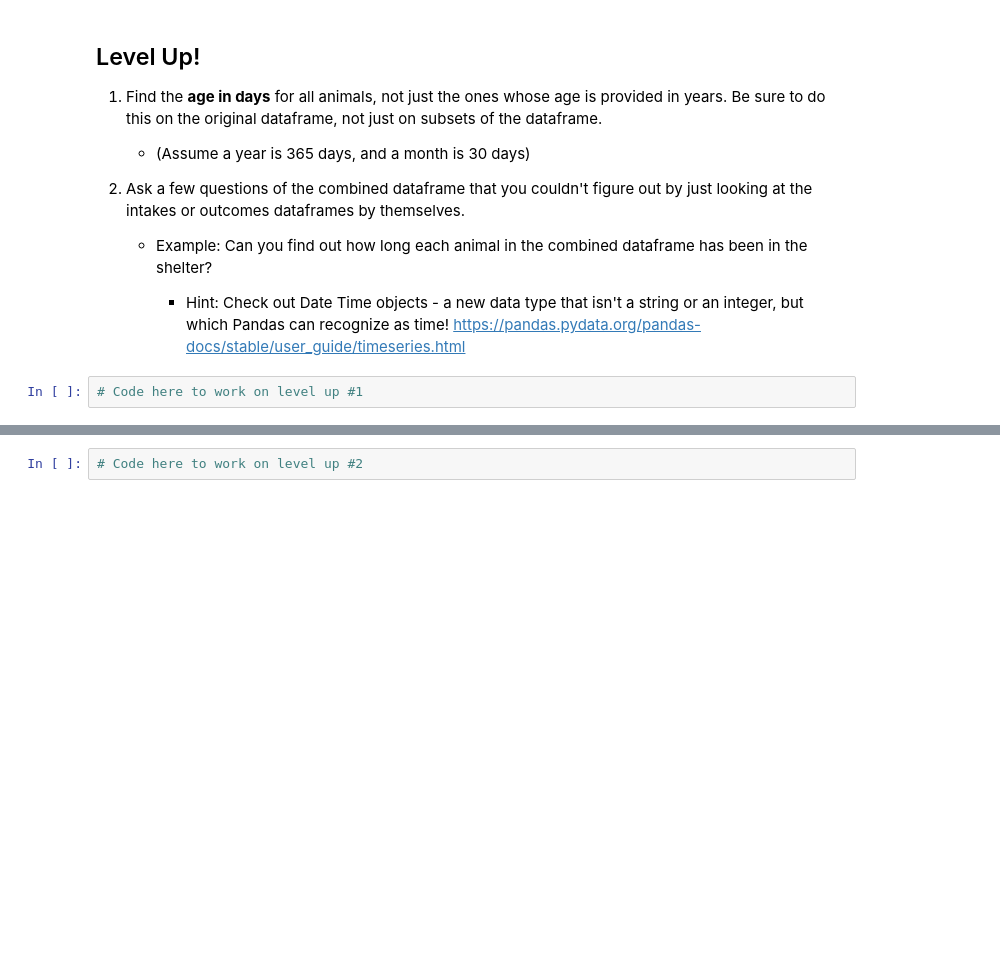
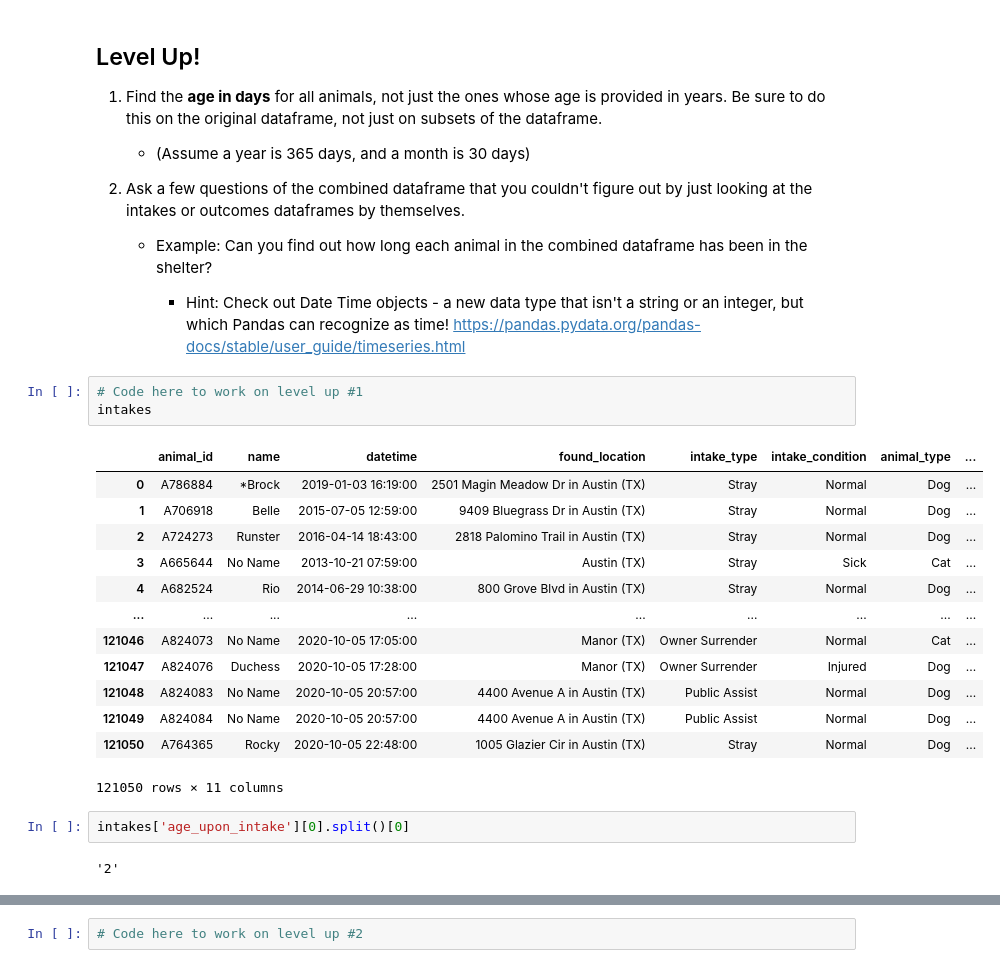
Before and after one commit to lindseyberlin/Online-DS-PT-092820, a Jupyter notebook: Phase1/05-Pandas-Practice-Lindsey.ipynb, the cells around one changed output, grey strips where cells are left out. Saved outputs shown, nothing was run; the diff lists cells and outputs as text; blank space fills up the shorter version.

```diff
--- a/Phase1/05-Pandas-Practice-Lindsey.ipynb
+++ b/Phase1/05-Pandas-Practice-Lindsey.ipynb
@@ -681,3 +685,22 @@ Let's discuss - can anyone guess why I had us remove duplicates before this merg
        - Hint: Check out Date Time objects - a new data type that isn't a string or an integer, but which Pandas can recognize as time! https://pandas.pydata.org/pandas-docs/stable/user_guide/timeseries.html
 # %%
 # Code here to work on level up #1
+intakes
+# %% [output]
+|  | animal_id | name | datetime | found_location | intake_type | intake_condition | animal_type | ... |
+| 0 | A786884 | *Brock | 2019-01-03 16:19:00 | 2501 Magin Meadow Dr in Austin (TX) | Stray | Normal | Dog | ... |
+| 1 | A706918 | Belle | 2015-07-05 12:59:00 | 9409 Bluegrass Dr in Austin (TX) | Stray | Normal | Dog | ... |
+| 2 | A724273 | Runster | 2016-04-14 18:43:00 | 2818 Palomino Trail in Austin (TX) | Stray | Normal | Dog | ... |
+| 3 | A665644 | No Name | 2013-10-21 07:59:00 | Austin (TX) | Stray | Sick | Cat | ... |
+| 4 | A682524 | Rio | 2014-06-29 10:38:00 | 800 Grove Blvd in Austin (TX) | Stray | Normal | Dog | ... |
+| ... | ... | ... | ... | ... | ... | ... | ... | ... |
+| 121046 | A824073 | No Name | 2020-10-05 17:05:00 | Manor (TX) | Owner Surrender | Normal | Cat | ... |
+| 121047 | A824076 | Duchess | 2020-10-05 17:28:00 | Manor (TX) | Owner Surrender | Injured | Dog | ... |
+| 121048 | A824083 | No Name | 2020-10-05 20:57:00 | 4400 Avenue A in Austin (TX) | Public Assist | Normal | Dog | ... |
+| 121049 | A824084 | No Name | 2020-10-05 20:57:00 | 4400 Avenue A in Austin (TX) | Public Assist | Normal | Dog | ... |
+| 121050 | A764365 | Rocky | 2020-10-05 22:48:00 | 1005 Glazier Cir in Austin (TX) | Stray | Normal | Dog | ... |
+121050 rows × 11 columns
+# %%
+intakes['age_upon_intake'][0].split()[0]
+# %% [output]
+'2'
```
Also changed, not shown: parts of 6 cells of this notebook.
